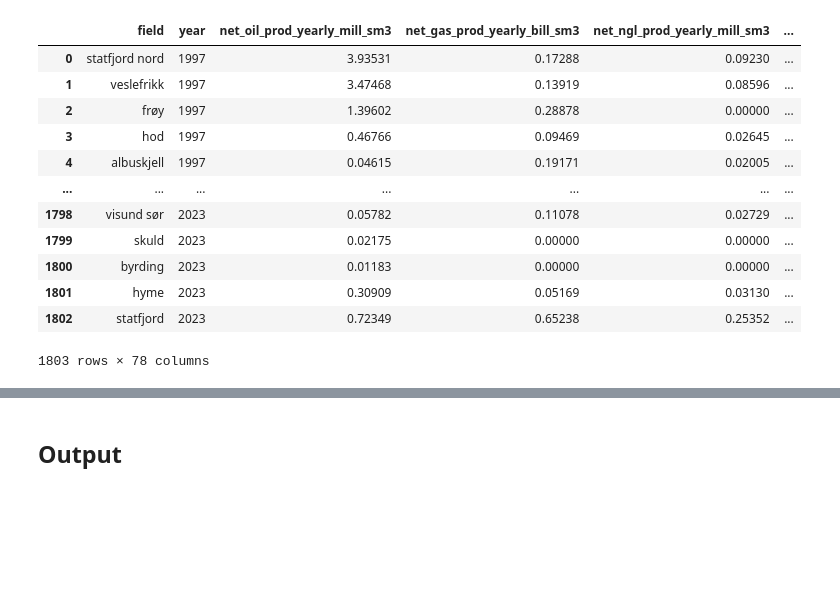
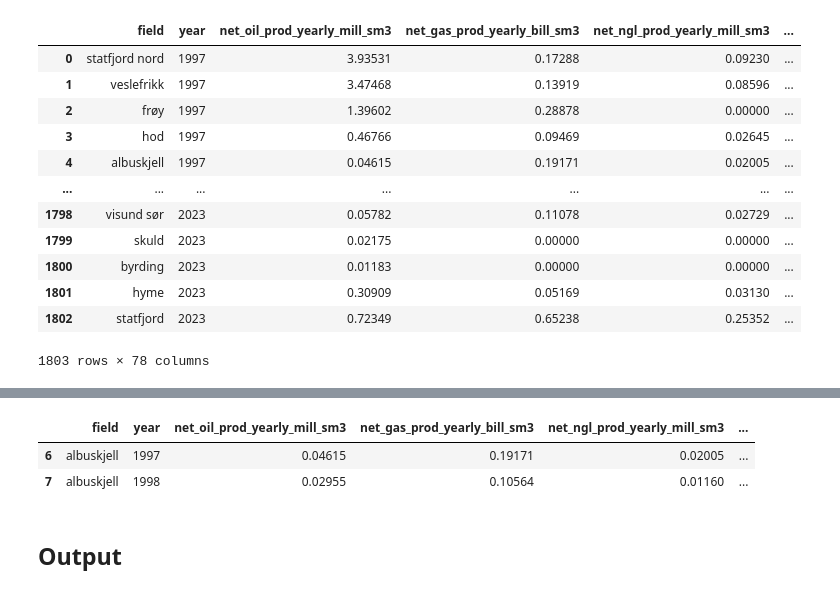
Before and after one commit to percw/Norwegian_oil_gas_decarbonization, a Jupyter notebook: notebooks/02_data_cleaning/02_production_and_emission_data_cleaning.ipynb, the cells around one changed output, grey strips where cells are left out. Cells and saved outputs as stored; diff of their text form; code cells hidden in the pictures; blank space fills up the shorter version.

```diff
--- a/notebooks/02_data_cleaning/02_production_and_emission_data_cleaning.ipynb
+++ b/notebooks/02_data_cleaning/02_production_and_emission_data_cleaning.ipynb
@@ -2314,0 +2319,5 @@ fields_prod_emissions_1997_2023_df = merged_dict_df.copy()
+# %%
+# Merging field_original_reserves_df with fields_prod_emissions_1997_2023_df
+
+fields_prod_emissions_1997_2023_df = fields_prod_emissions_1997_2023_df.merge(field_original_reserves_df, on=['field'], how='left')
+fields_prod_emissions_1997_2023_df.head()
@@ -2314,0 +2331,13 @@ fields_prod_emissions_1997_2023_df = merged_dict_df.copy()
+# %%
+# Merge the remaining reserves data to the main dataframe
+fields_prod_emissions_reserves_1997_2023_df = fields_prod_emissions_1997_2023_df.merge(field_reserves_df, on='field', how='left')
+
+# Setting all obsrvations for the remaining reserves to NaN except the latest year observation
+
+fields_prod_emissions_reserves_1997_2023_df['remaining_recoverable_oil'] = fields_prod_emissions_reserves_1997_2023_df.groupby('field')['remaining_recoverable_oil'].shift(-1)
+fields_prod_emissions_reserves_1997_2023_df['remaining_recoverable_gas'] = fields_prod_emissions_reserves_1997_2023_df.groupby('field')['remaining_recoverable_gas'].shift(-1)
+fields_prod_emissions_reserves_1997_2023_df['remaining_recoverable_ngl'] = fields_prod_emissions_reserves_1997_2023_df.groupby('field')['remaining_recoverable_ngl'].shift(-1)
+fields_prod_emissions_reserves_1997_2023_df['remaining_recoverable_condensate'] = fields_prod_emissions_reserves_1997_2023_df.groupby('field')['remaining_recoverable_condensate'].shift(-1)
+fields_prod_emissions_reserves_1997_2023_df['remaining_recoverable_oe'] = fields_prod_emissions_reserves_1997_2023_df.groupby('field')['remaining_recoverable_oe'].shift(-1)
+
+fields_prod_emissions_reserves_1997_2023_df.head()
@@ -2315,3 +2351,9 @@ fields_prod_emissions_1997_2023_df = merged_dict_df.copy()
+# %%
+fields_prod_emissions_reserves_1997_2023_df[fields_prod_emissions_reserves_1997_2023_df['field'] == 'albuskjell']
+# %% [output]
+|  | field | year | net_oil_prod_yearly_mill_sm3 | net_gas_prod_yearly_bill_sm3 | net_ngl_prod_yearly_mill_sm3 | ... |
+| 6 | albuskjell | 1997 | 0.04615 | 0.19171 | 0.02005 | ... |
+| 7 | albuskjell | 1998 | 0.02955 | 0.10564 | 0.01160 | ... |
 # %% [markdown]
 ## Output
 # %% [markdown]
```
Also changed, not shown: parts of 13 cells of this notebook, 1 other file.
